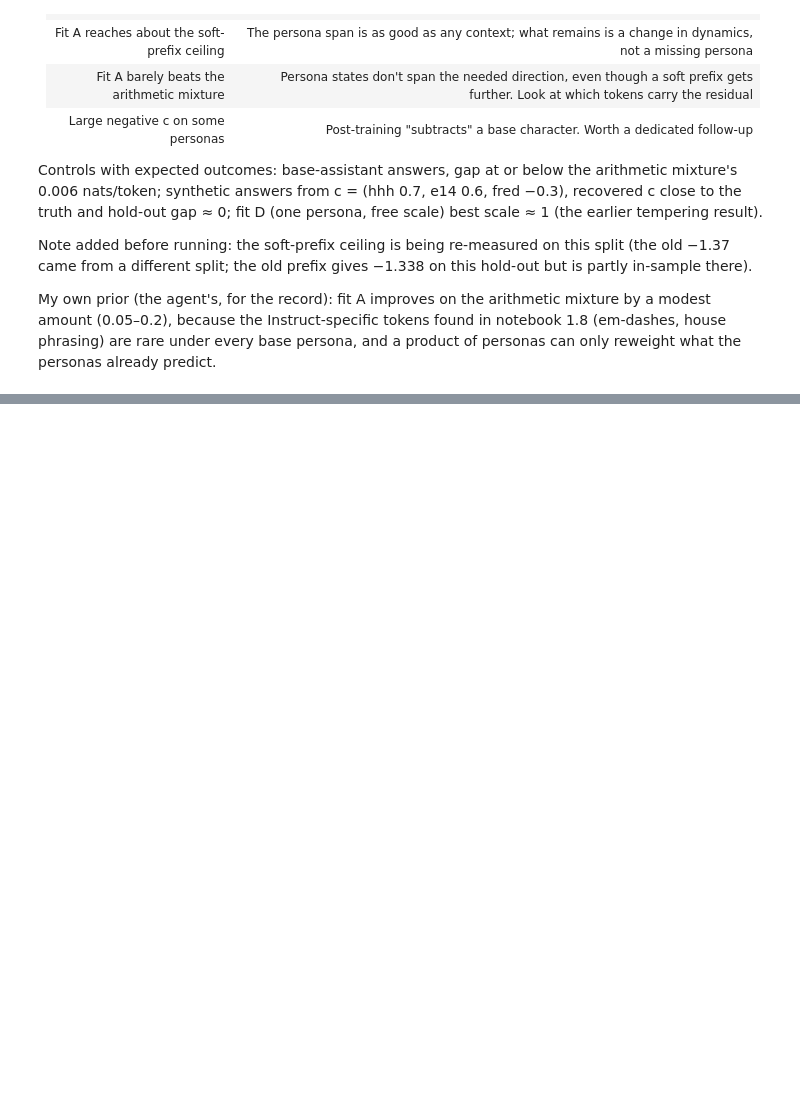
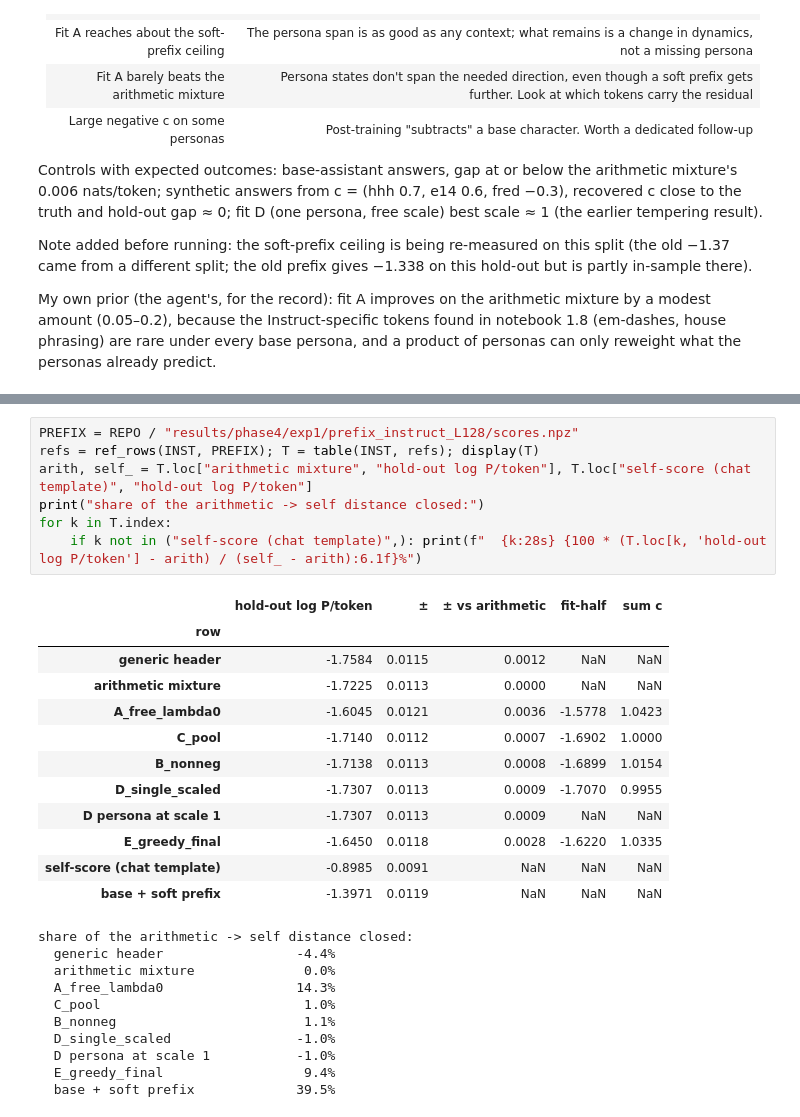
Before and after one commit to OzAmram/psm-mixture-test, a Jupyter notebook: notebooks/4.1_geometric_mixture.ipynb, the cells around one changed output, grey strips where cells are left out. Saved outputs shown, nothing was run; the diff lists cells and outputs as text; blank space fills up the shorter version.

```diff
--- a/notebooks/4.1_geometric_mixture.ipynb
+++ b/notebooks/4.1_geometric_mixture.ipynb
@@ -28,0 +97,30 @@ and a product of personas can only reweight what the personas already predict.
+# %%
+PREFIX = REPO / "results/phase4/exp1/prefix_instruct_L128/scores.npz"
+refs = ref_rows(INST, PREFIX); T = table(INST, refs); display(T)
+arith, self_ = T.loc["arithmetic mixture", "hold-out log P/token"], T.loc["self-score (chat template)", "hold-out log P/token"]
+print("share of the arithmetic -> self distance closed:")
+for k in T.index:
+    if k not in ("self-score (chat template)",): print(f"  {k:28s} {100 * (T.loc[k, 'hold-out log P/token'] - arith) / (self_ - arith):6.1f}%")
+# %% [output]
+|  | hold-out log P/token | ± | ± vs arithmetic | fit-half | sum c |
+| row |  |  |  |  |  |
+| generic header | -1.7584 | 0.0115 | 0.0012 | NaN | NaN |
+| arithmetic mixture | -1.7225 | 0.0113 | 0.0000 | NaN | NaN |
+| A_free_lambda0 | -1.6045 | 0.0121 | 0.0036 | -1.5778 | 1.0423 |
+| C_pool | -1.7140 | 0.0112 | 0.0007 | -1.6902 | 1.0000 |
+| B_nonneg | -1.7138 | 0.0113 | 0.0008 | -1.6899 | 1.0154 |
+| D_single_scaled | -1.7307 | 0.0113 | 0.0009 | -1.7070 | 0.9955 |
+| D persona at scale 1 | -1.7307 | 0.0113 | 0.0009 | NaN | NaN |
+| E_greedy_final | -1.6450 | 0.0118 | 0.0028 | -1.6220 | 1.0335 |
+| self-score (chat template) | -0.8985 | 0.0091 | NaN | NaN | NaN |
+| base + soft prefix | -1.3971 | 0.0119 | NaN | NaN | NaN |
+share of the arithmetic -> self distance closed:
+  generic header                 -4.4%
+  arithmetic mixture              0.0%
+  A_free_lambda0                 14.3%
+  C_pool                          1.0%
+  B_nonneg                        1.1%
+  D_single_scaled                -1.0%
+  D persona at scale 1           -1.0%
+  E_greedy_final                  9.4%
+  base + soft prefix             39.5%
```
Also changed, not shown: parts of 17 cells of this notebook, 10 other files.
